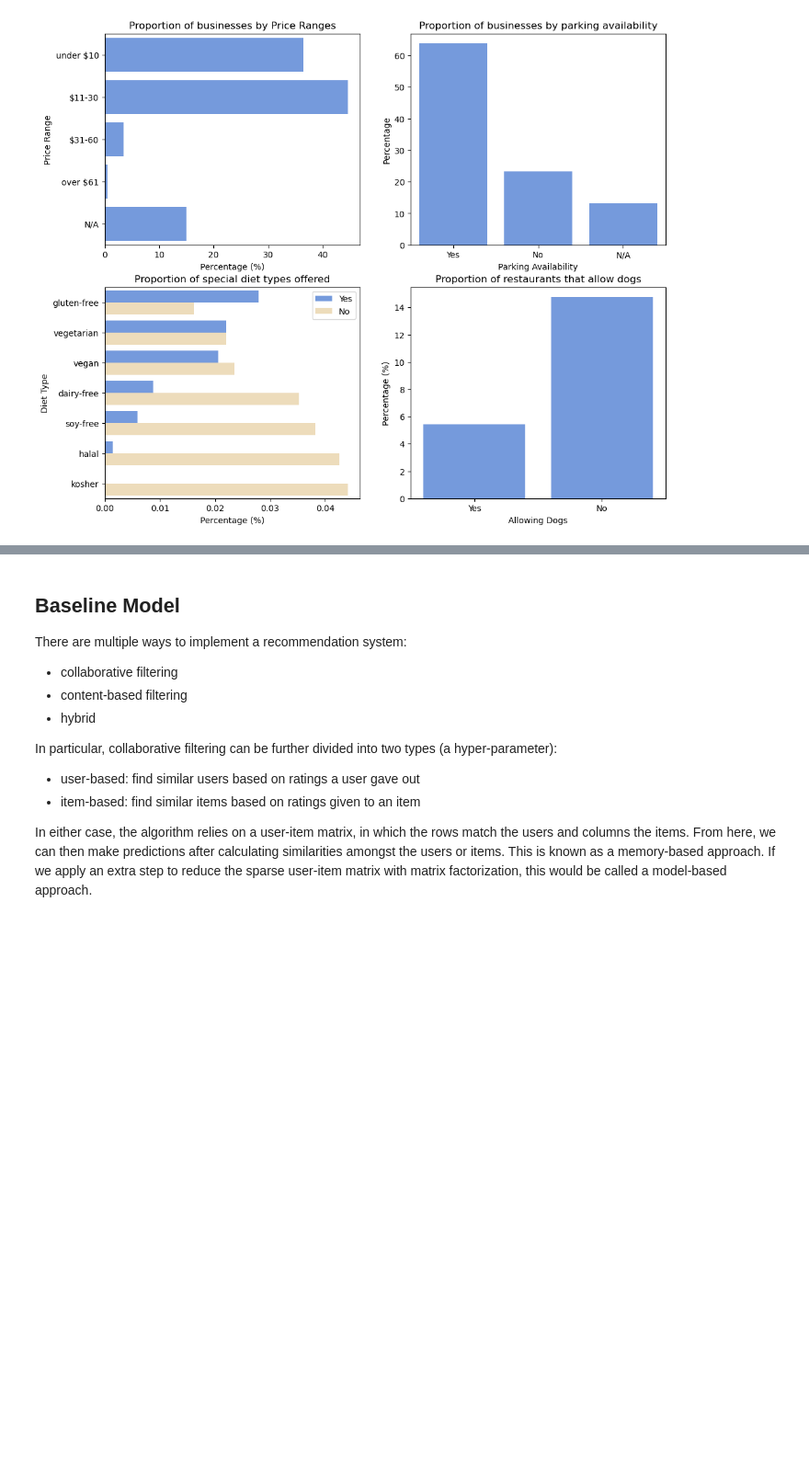
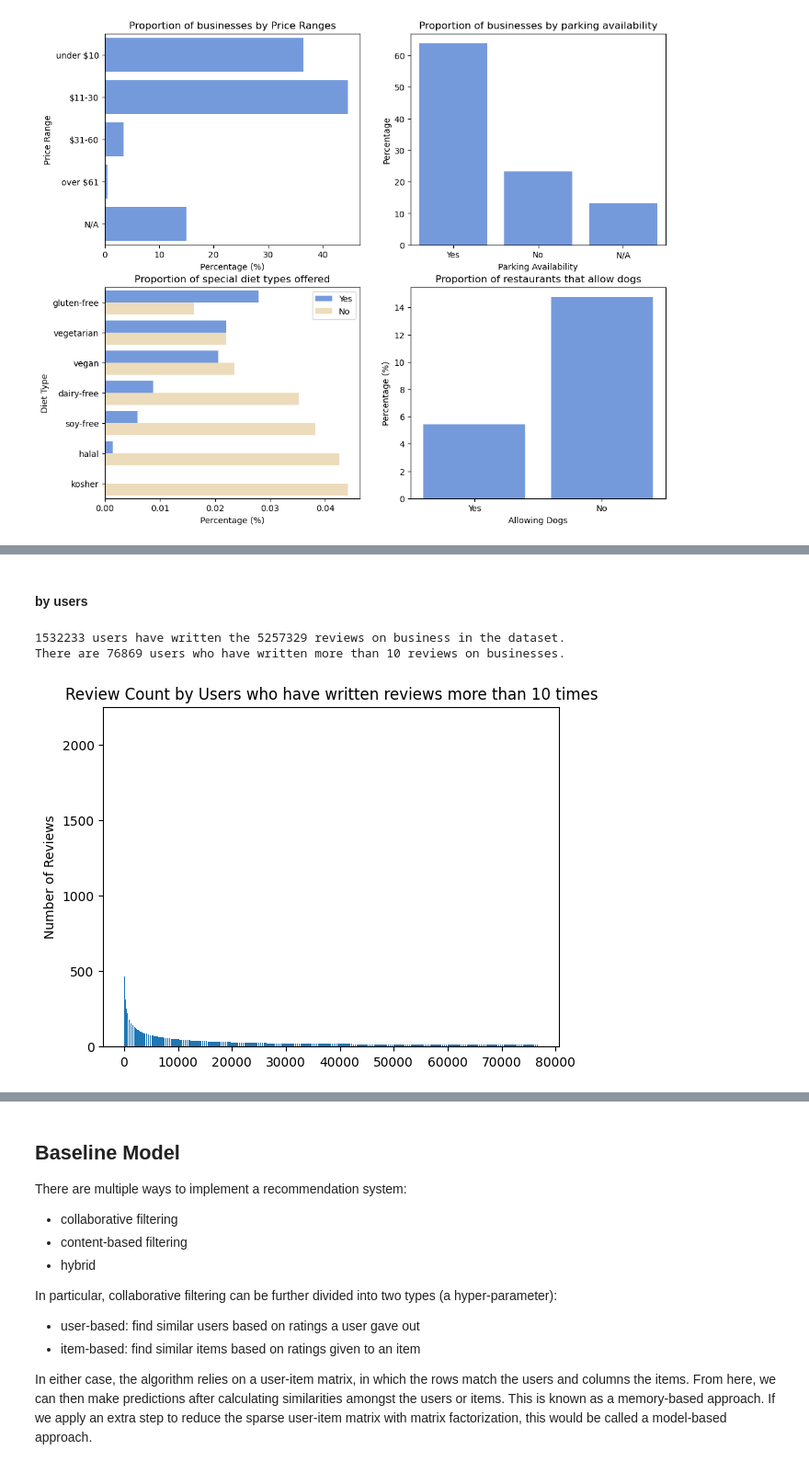
Before and after one commit to 98mina2/FP209b, a Jupyter notebook: recommender_system_report.ipynb, the cells around one changed output, grey strips where cells are left out. Shown at 92% size. Cells and saved outputs as stored; diff of their text form; code cells hidden in the pictures; blank space fills up the shorter version.

```diff
--- a/recommender_system_report.ipynb
+++ b/recommender_system_report.ipynb
@@ -257,0 +358,22 @@ Note: check why there are negative stars in this dataset
+# %% [markdown]
+#### by users
+# %%
+# group by user id in descending order
+user_count = merge.groupby(by=["user_id"])['business_id'].count().sort_values(ascending=False)
+# checking unique users
+print(f"{len(user_count)} users have written the {merge.shape[0]} reviews on business in the dataset.")
+
+# checking unique users with more than 10 reviews written
+user_count = user_count.to_frame()
+users_aboveten = user_count[user_count['business_id'] > 10]['business_id']
+print(f"There are {users_aboveten.shape[0]} users who have written more than 10 reviews on businesses.")
+
+# Plot the counts of reviews by users
+plt.bar(np.arange(users_aboveten.shape[0]), users_aboveten);
+plt.title('Review Count by Users who have written reviews more than 10 times')
+plt.ylabel('Number of Reviews')
+plt.show()
+# %% [output]
+1532233 users have written the 5257329 reviews on business in the dataset.
+There are 76869 users who have written more than 10 reviews on businesses.
+[figure, added]
```
Also changed, not shown: parts of 12 cells of this notebook.
